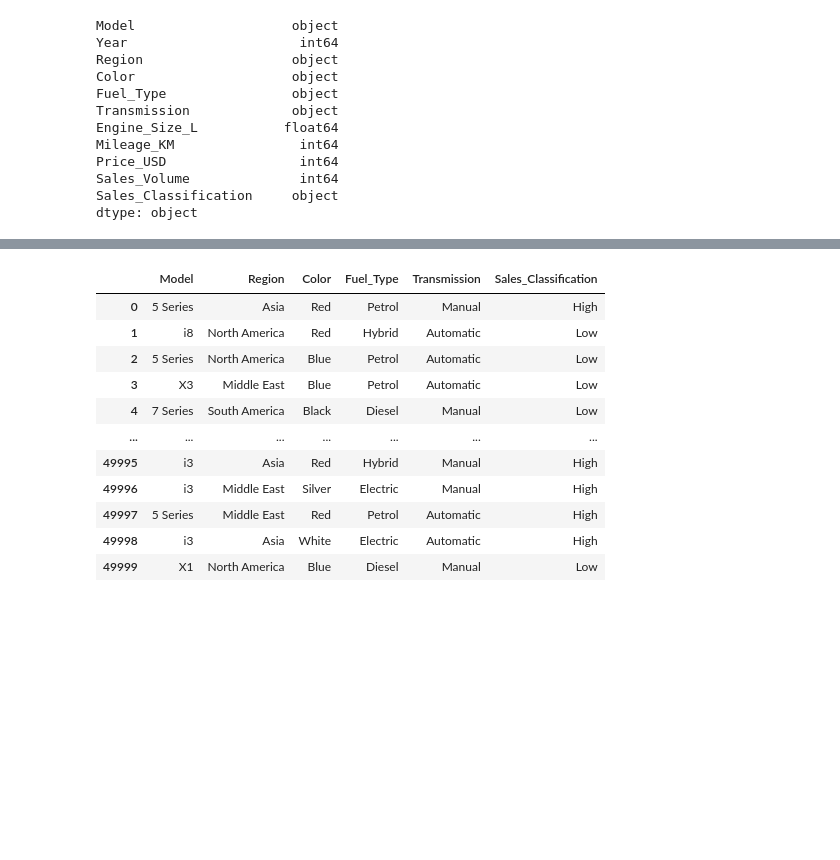
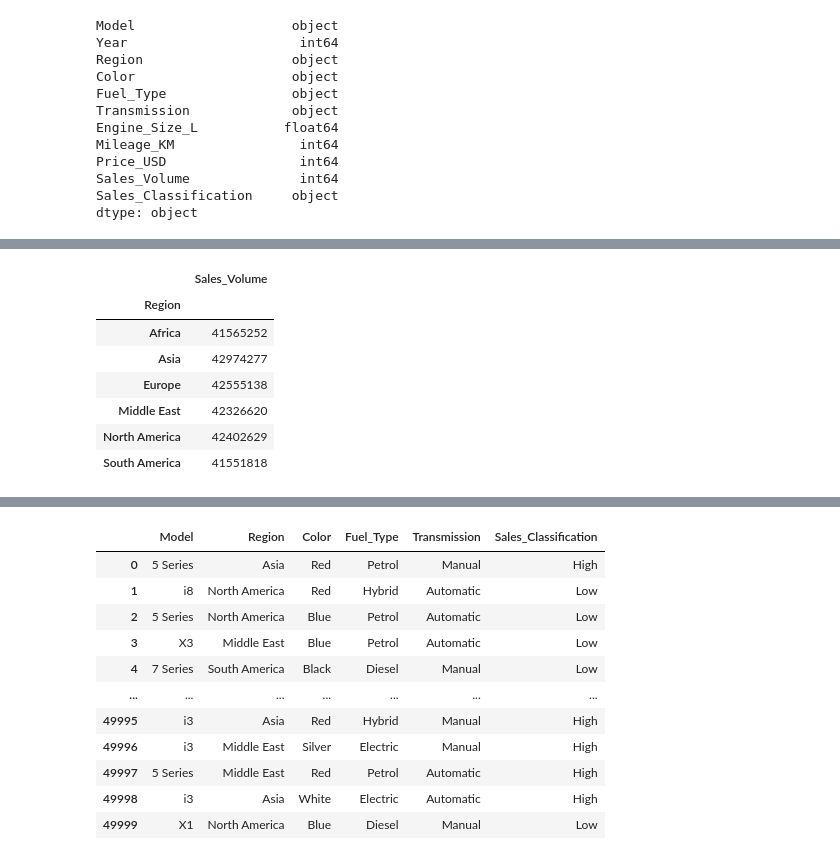
Before and after one commit to VithushanE/BMWWorldWideSales, a Jupyter notebook: BMWSales.ipynb, the cells around one changed output, grey strips where cells are left out. Cells and saved outputs as stored; diff of their text form; code cells hidden in the pictures; blank space fills up the shorter version.

```diff
--- a/BMWSales.ipynb
+++ b/BMWSales.ipynb
@@ -34,0 +63,11 @@ dtype: object
+# %%
+data[["Region","Sales_Volume"]].groupby("Region").sum()
+# %% [output]
+|  | Sales_Volume |
+| Region |  |
+| Africa | 41565252 |
+| Asia | 42974277 |
+| Europe | 42555138 |
+| Middle East | 42326620 |
+| North America | 42402629 |
+| South America | 41551818 |
```
Also changed, not shown: parts of 7 cells of this notebook.
